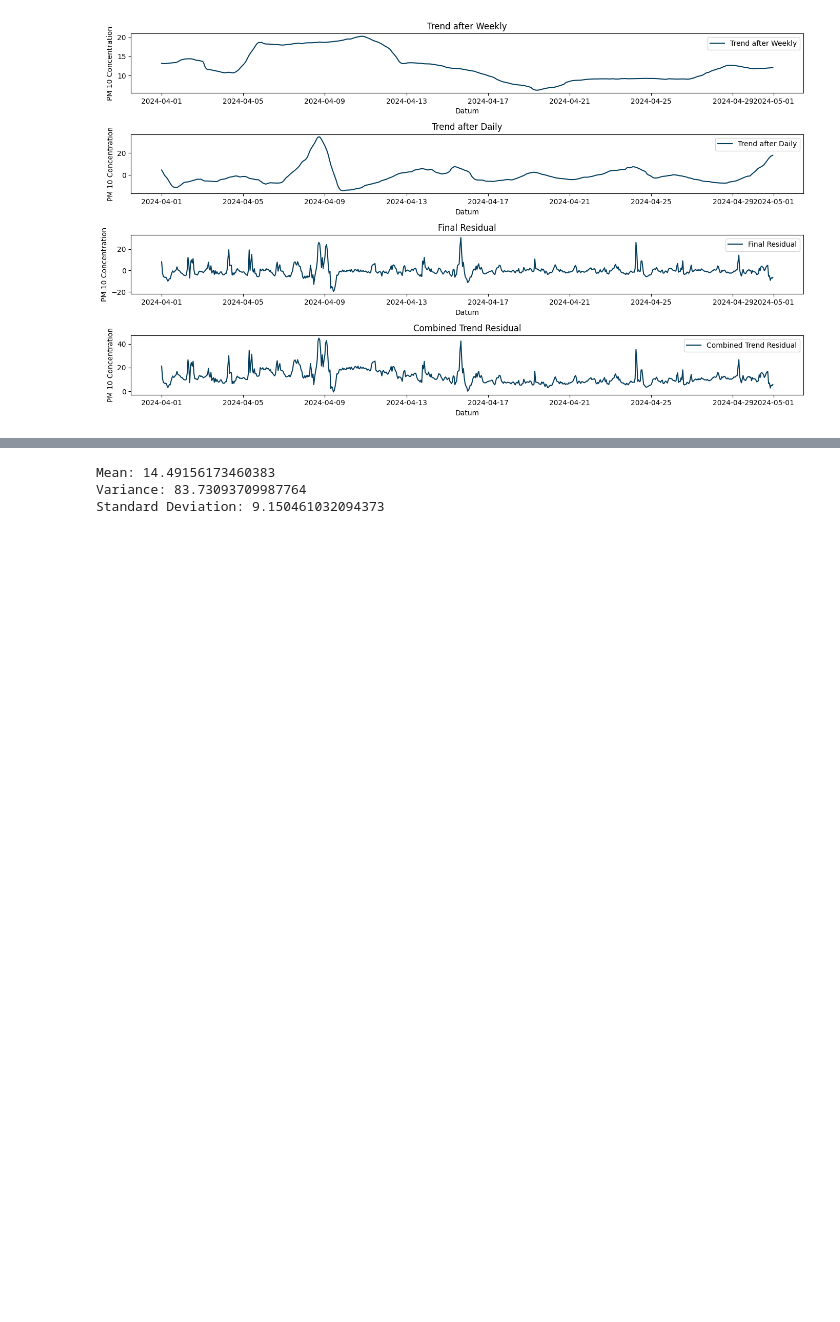
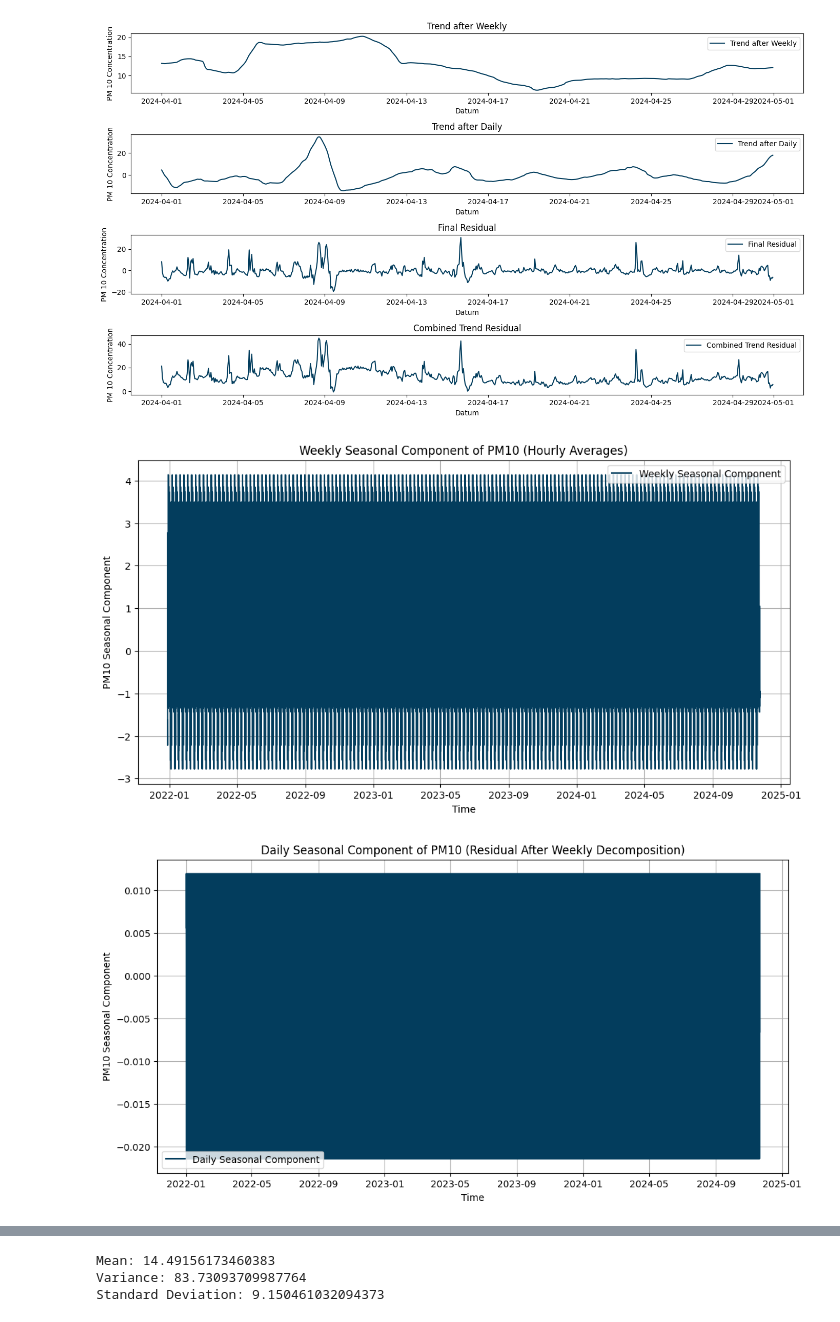
Before and after one commit to joejoejoejor/Its-Wekk, a Jupyter notebook: 4 - Data/01_Notebooks/Target/Targetvariable_timeseries.ipynb, the cells around one changed output, grey strips where cells are left out. Cells and saved outputs as stored; diff of their text form; code cells hidden in the pictures; blank space fills up the shorter version.

```diff
--- a/4 - Data/01_Notebooks/Target/Targetvariable_timeseries.ipynb
+++ b/4 - Data/01_Notebooks/Target/Targetvariable_timeseries.ipynb
@@ -363,3 +393,26 @@ plt.tight_layout()
 plt.show()
 # %% [output]
 [figure]
+# %%
+# Plot the weekly seasonal component
+plt.figure(figsize=(12, 6))
+plt.plot(weekly_result.seasonal, label="Weekly Seasonal Component", color="#033D5D")
+plt.xlabel("Time")
+plt.ylabel("PM10 Seasonal Component")
+plt.title("Weekly Seasonal Component of PM10 (Hourly Averages)")
+plt.legend()
+plt.grid()
+plt.show()
+
+# Plot the daily seasonal component
+plt.figure(figsize=(12, 6))
+plt.plot(daily_result.seasonal, label="Daily Seasonal Component", color="#033D5D")
+plt.xlabel("Time")
+plt.ylabel("PM10 Seasonal Component")
+plt.title("Daily Seasonal Component of PM10 (Residual After Weekly Decomposition)")
+plt.legend()
+plt.grid()
+plt.show()
+# %% [output]
+[figure, added]
+[figure, added]
```
Also changed, not shown: parts of 3 cells of this notebook, 8 other files.
